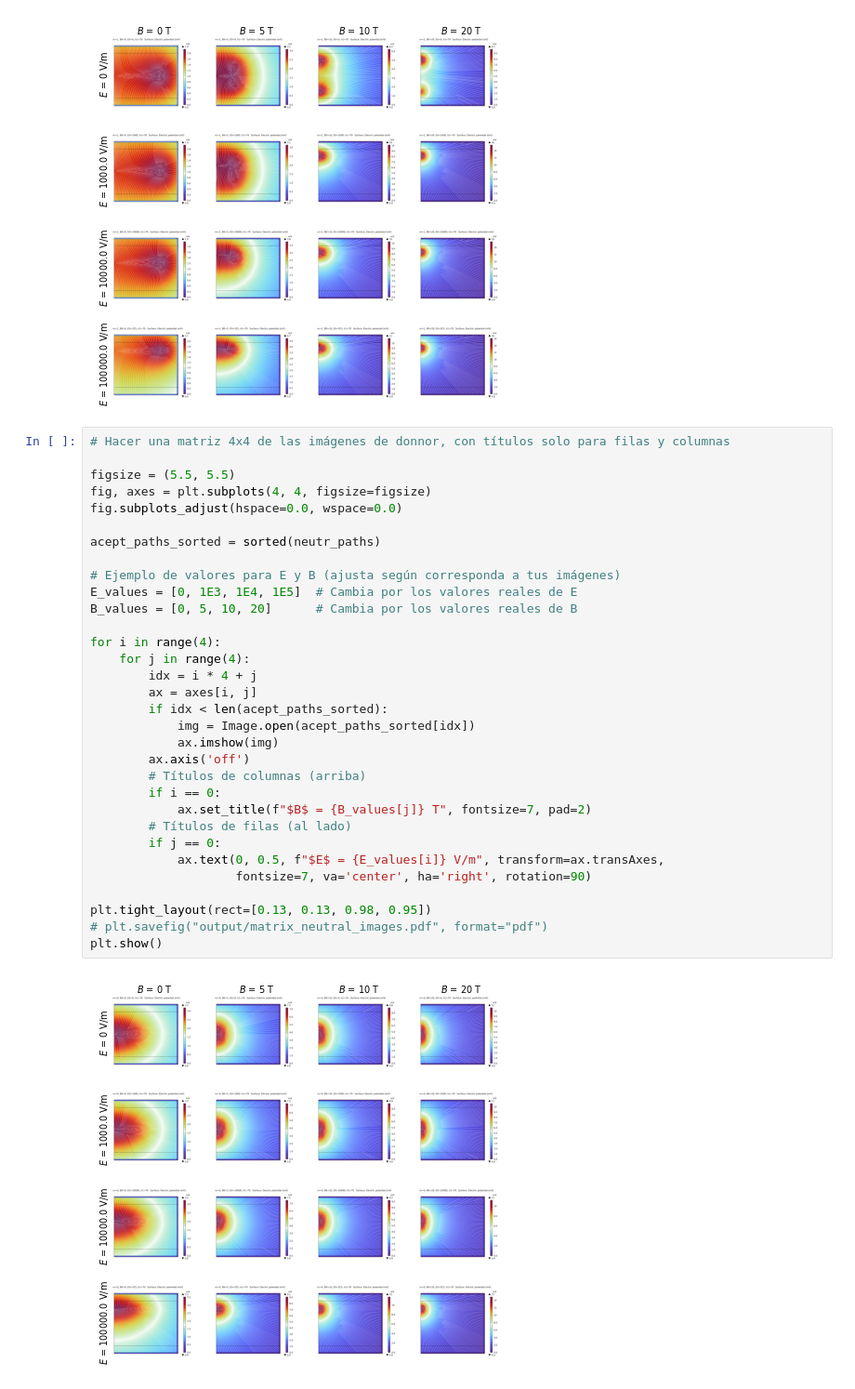
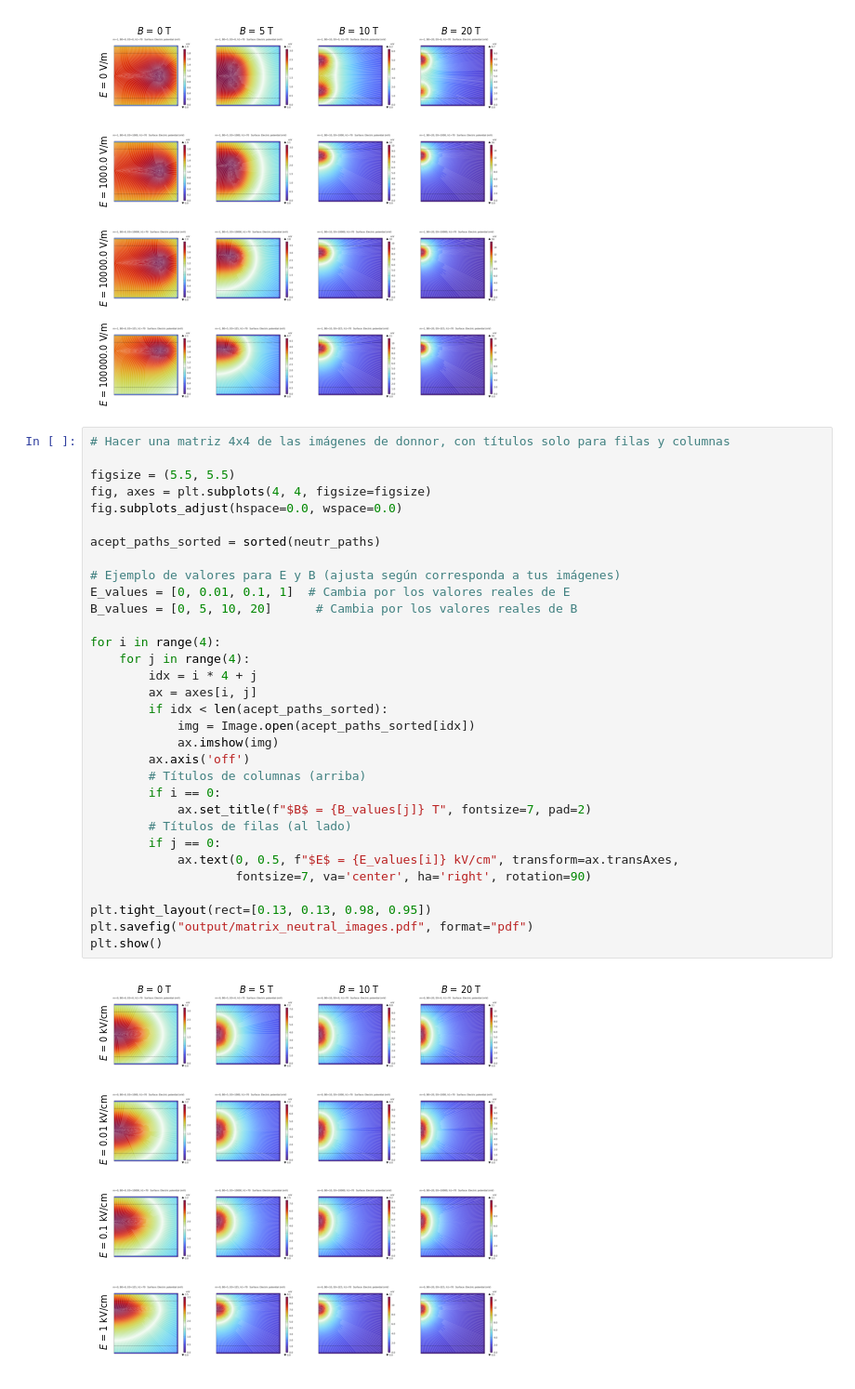
Before and after one commit to fabioc9675/CoulombExcitonBinding_prj, a Jupyter notebook: Coulomb/DataSets/PotentialField.ipynb, the cells around one changed output. Shown at 93% size. Cells and saved outputs as stored; diff of their text form.

```diff
--- a/Coulomb/DataSets/PotentialField.ipynb
+++ b/Coulomb/DataSets/PotentialField.ipynb
@@ -101,34 +101,34 @@ plt.show()
 # %%
 # Hacer una matriz 4x4 de las imágenes de donnor, con títulos solo para filas y columnas
 
 figsize = (5.5, 5.5)
 fig, axes = plt.subplots(4, 4, figsize=figsize)
 fig.subplots_adjust(hspace=0.0, wspace=0.0)
 
 acept_paths_sorted = sorted(neutr_paths)
 
 # Ejemplo de valores para E y B (ajusta según corresponda a tus imágenes)
-E_values = [0, 1E3, 1E4, 1E5]  # Cambia por los valores reales de E
+E_values = [0, 0.01, 0.1, 1]  # Cambia por los valores reales de E
 B_values = [0, 5, 10, 20]      # Cambia por los valores reales de B
 
 for i in range(4):
     for j in range(4):
         idx = i * 4 + j
         ax = axes[i, j]
         if idx < len(acept_paths_sorted):
             img = Image.open(acept_paths_sorted[idx])
             ax.imshow(img)
         ax.axis('off')
         # Títulos de columnas (arriba)
         if i == 0:
             ax.set_title(f"$B$ = {B_values[j]} T", fontsize=7, pad=2)
         # Títulos de filas (al lado)
         if j == 0:
-            ax.text(0, 0.5, f"$E$ = {E_values[i]} V/m", transform=ax.transAxes,
+            ax.text(0, 0.5, f"$E$ = {E_values[i]} kV/cm", transform=ax.transAxes,
                     fontsize=7, va='center', ha='right', rotation=90)
 
 plt.tight_layout(rect=[0.13, 0.13, 0.98, 0.95])
-# plt.savefig("output/matrix_neutral_images.pdf", format="pdf")
+plt.savefig("output/matrix_neutral_images.pdf", format="pdf")
 plt.show()
 # %% [output]
-[figure, old version]
+[figure, new version]
```
Also changed, not shown: 3 other files.
